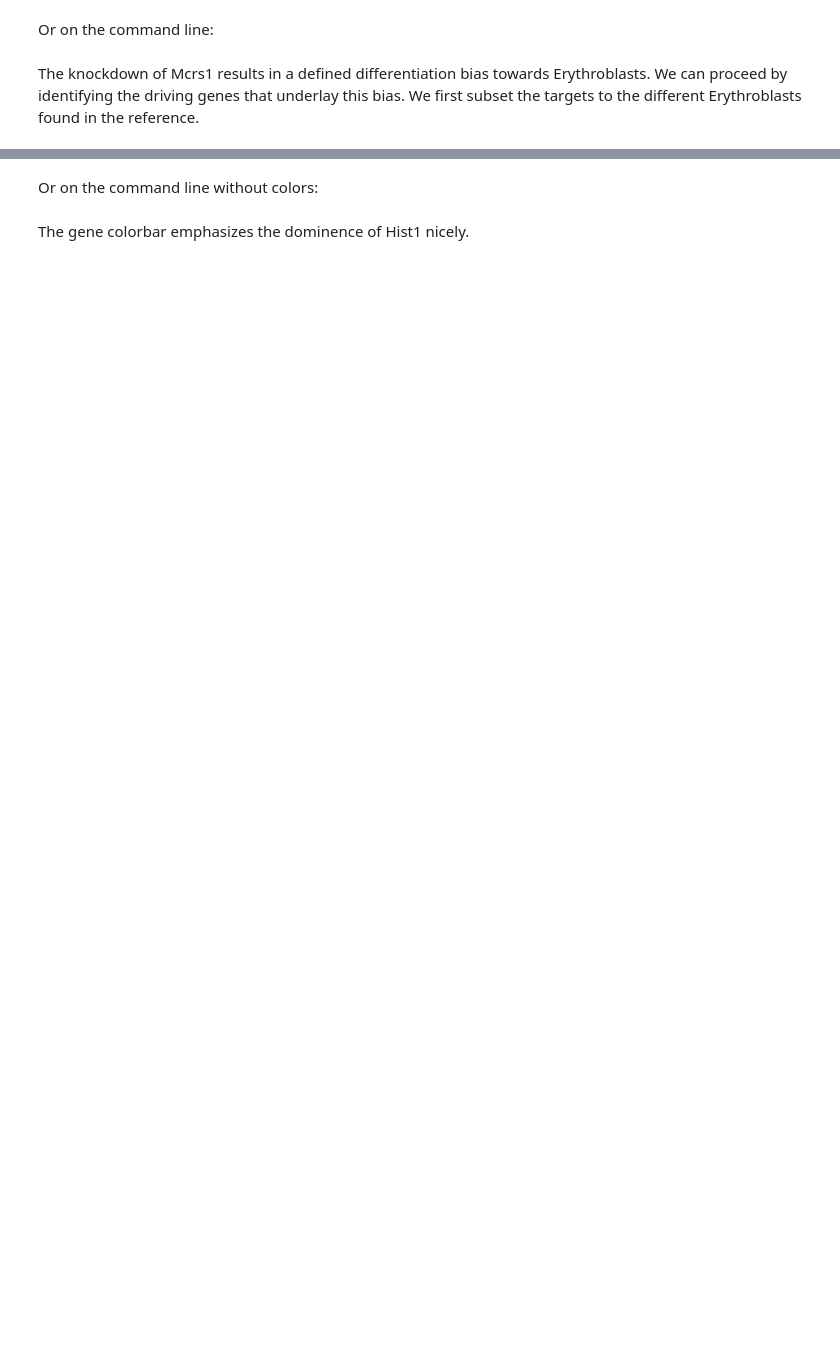
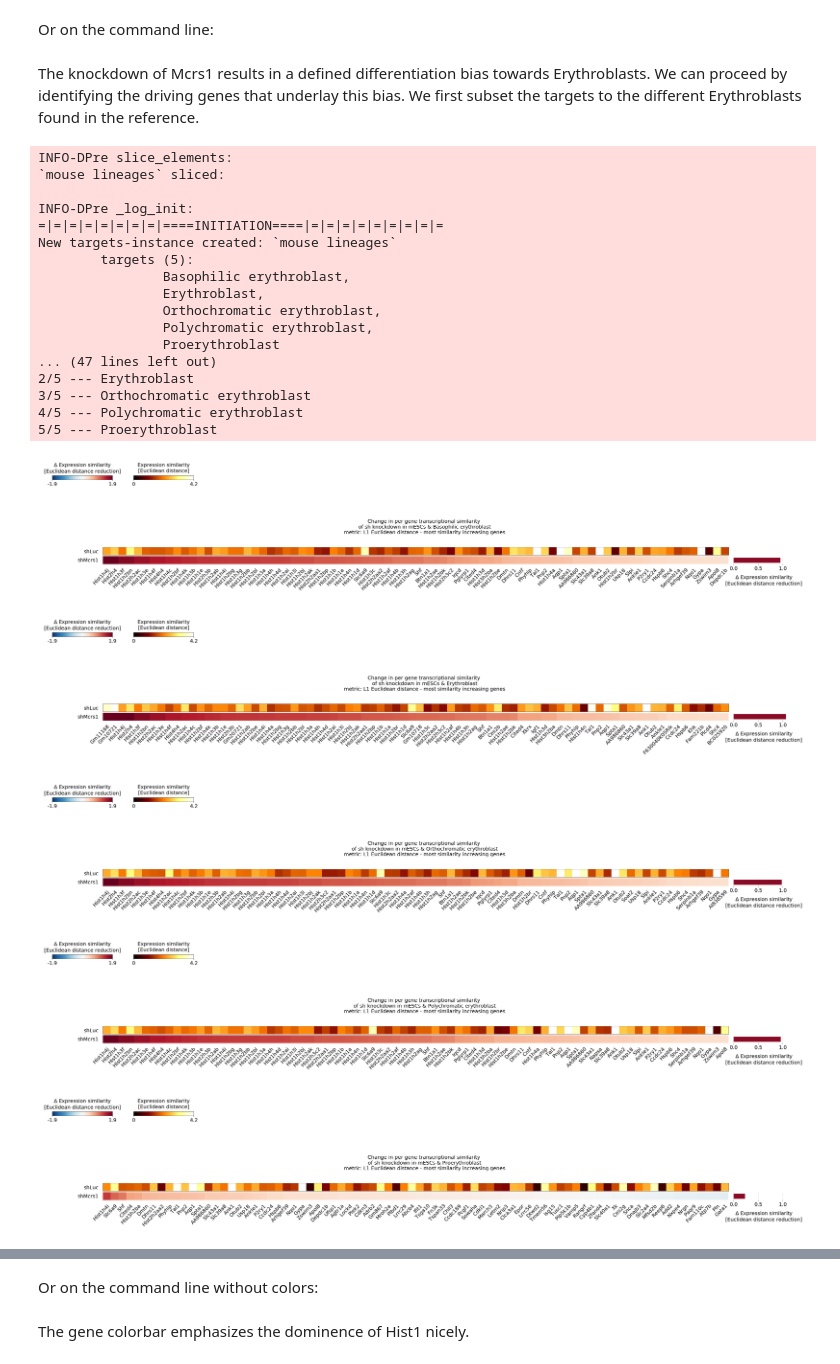
Before and after one commit to LoaloaF/DPre, a Jupyter notebook: examples/example2_knockdown/example2_knockdown.ipynb, the cells around one changed output, grey strips where cells are left out. Saved outputs shown, nothing was run; the diff lists cells and outputs as text; code cells hidden in the pictures; blank space fills up the shorter version.

```diff
--- a/examples/example2_knockdown/example2_knockdown.ipynb
+++ b/examples/example2_knockdown/example2_knockdown.ipynb
@@ -84,15 +172,38 @@ The knockdown of Mcrs1 results in a defined differentiation bias towards Erythro
 # %%
 # filter out the erythroblast targets
 eryth_names = [n for n in t.names if 'rythroblast' in n]
 t_eryth = t.slice_elements(eryth_names)
 # drop the Chd4 element from the samples
 mcrs4 = s.slice_elements(['shMcrs1', 'shLuc'])
 
 # run the plot without saving to get the returned plot dictionary
 gene_sim_plt = t_eryth.gene_similarity_heatmap(mcrs4,
-                                               which = 'euclid',
+                                               metric = 'euclid',
                                                display_genes = 'increasing',
                                                gene_number = 80,
                                                filename = None,
                                                )
+# %% [output]
+INFO-DPre slice_elements:
+`mouse lineages` sliced:
+
+INFO-DPre _log_init:
+=|=|=|=|=|=|=|=|====INITIATION====|=|=|=|=|=|=|=|=|=
+New targets-instance created: `mouse lineages`
+        targets (5):
+                Basophilic erythroblast,
+                Erythroblast,
+                Orthochromatic erythroblast,
+                Polychromatic erythroblast,
+                Proerythroblast
+... (47 lines left out)
+2/5 --- Erythroblast
+3/5 --- Orthochromatic erythroblast
+4/5 --- Polychromatic erythroblast
+5/5 --- Proerythroblast
+[figure, added]
+[figure, added]
+[figure, added]
+[figure, added]
+[figure, added]
 # %% [markdown]
```
Also changed, not shown: parts of 11 cells of this notebook, 2 other files.
